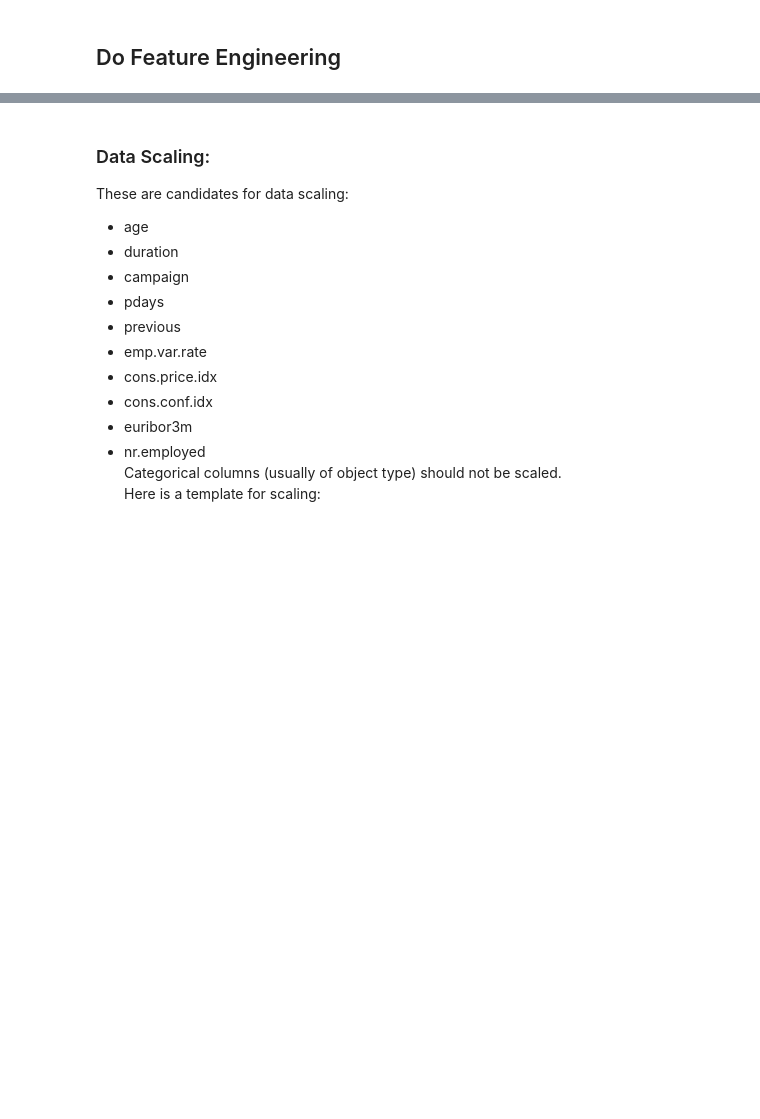
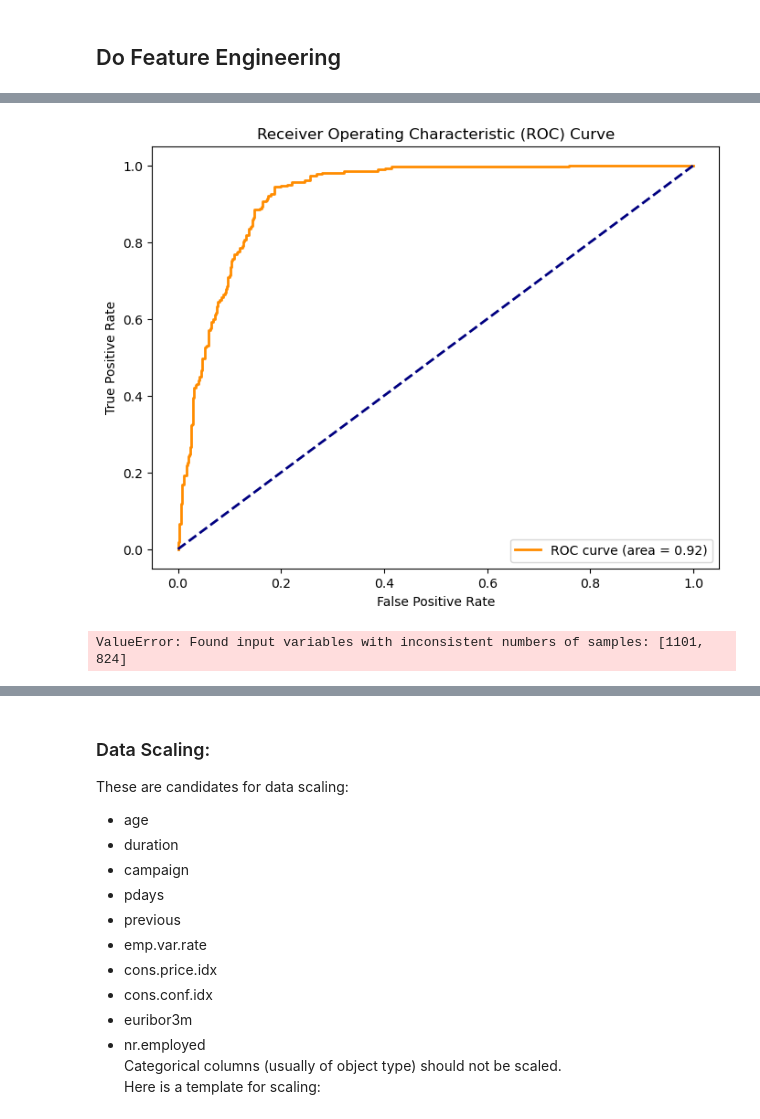
Before and after one commit to harunugurlu/bank-deposit-prediction, a Jupyter notebook: term_project.ipynb, the cells around one changed output, grey strips where cells are left out. Saved outputs shown, nothing was run; the diff lists cells and outputs as text; code cells hidden in the pictures; blank space fills up the shorter version.

```diff
--- a/term_project.ipynb
+++ b/term_project.ipynb
@@ -148,0 +283,3 @@ for col in key_categorical_cols:
+# %%
+df_majority = df[df.y == 'no']  # or 0 if your target is binary encoded
+df_minority = df[df.y == 'yes']  # or 1 if your target is binary encoded
@@ -148,0 +352,17 @@ for col in key_categorical_cols:
+# %%
+from sklearn.linear_model import LogisticRegression
+from sklearn.metrics import accuracy_score, classification_report
+
+# Instantiate and train the model with class_weight set to 'balanced'
+# Oversample the minority class using SMOTE
+# smote = SMOTE(random_state=42)
+# X_train_smote, y_train_smote = smote.fit_resample(X_train, y_train)
+
+
+model = LogisticRegression(max_iter=6000, class_weight='balanced')
+model.fit(X_train, y_train)
+
+# Make predictions and evaluate the model
+predictions = model.predict(X_test)
+print("Accuracy:", accuracy_score(y_test, predictions))
+print(classification_report(y_test, predictions))
@@ -148,0 +379,43 @@ for col in key_categorical_cols:
+# %%
+from sklearn.metrics import roc_curve, roc_auc_score, accuracy_score, classification_report
+import matplotlib.pyplot as plt
+
+# Assuming y_test are the true labels and rf_clf is the trained Random Forest classifier
+
+# Convert the target variable to binary format
+y_test_binary = (y_test == 'yes').astype(int)  # Convert 'yes' to 1 and 'no' to 0
+
+# Get the probability predictions for the positive class
+y_probs = model.predict_proba(X_test)[:, 1]
+
+# Calculate the ROC curve, specifying the positive label
+fpr, tpr, thresholds = roc_curve(y_test_binary, y_probs, pos_label=1)
+
+# Calculate the AUC (Area Under the Curve)
+roc_auc = roc_auc_score(y_test_binary, y_probs)
+
+# Plot the ROC curve
+plt.figure(figsize=(8, 6))
+plt.plot(fpr, tpr, color='darkorange', lw=2, label=f'ROC curve (area = {roc_auc:.2f})')
+plt.plot([0, 1], [0, 1], color='navy', lw=2, linestyle='--')
+plt.xlabel('False Positive Rate')
+plt.ylabel('True Positive Rate')
+plt.title('Receiver Operating Characteristic (ROC) Curve')
+plt.legend(loc='lower right')
+plt.show()
+# %% [output]
+[figure, added]
+# %%
+from sklearn.ensemble import RandomForestClassifier
+
+# Instantiate and train the Random Forest model
+# Note: 'class_weight' is set to 'balanced' to handle the class imbalance
+rf_model = RandomForestClassifier(n_estimators=100, random_state=42)
+rf_model.fit(X_train, y_train)
+
+# Make predictions and evaluate the model
+r = rf_model.predict(X_test)
+print("Accuracy:", accuracy_score(y_test, rf_predictions))
+print(classification_report(y_test, rf_predictions))
+# %% [output]
+ValueError: Found input variables with inconsistent numbers of samples: [1101, 824]
```
Also changed, not shown: parts of 47 cells of this notebook.
